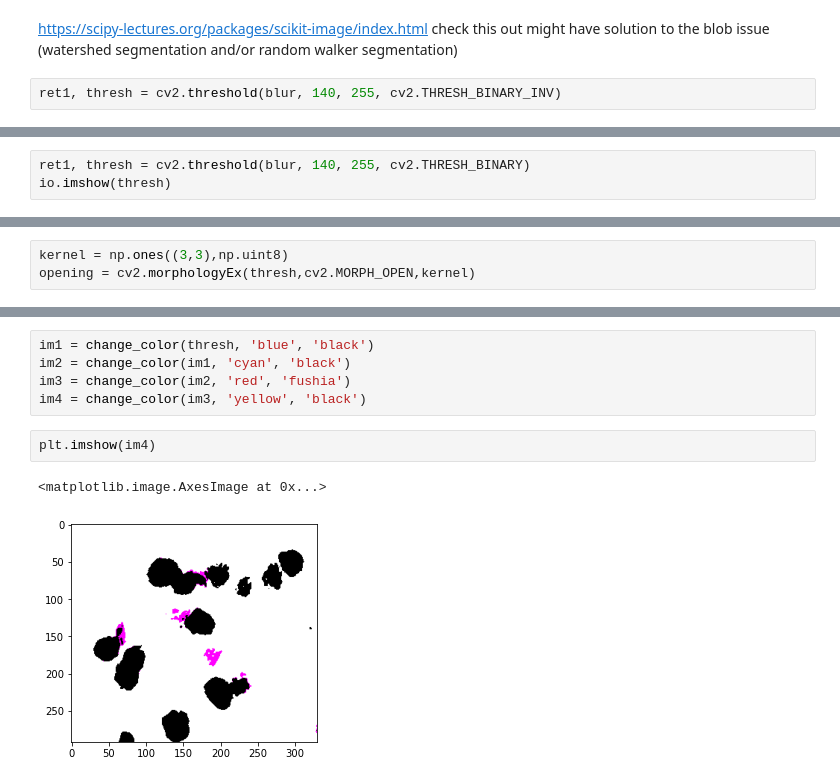
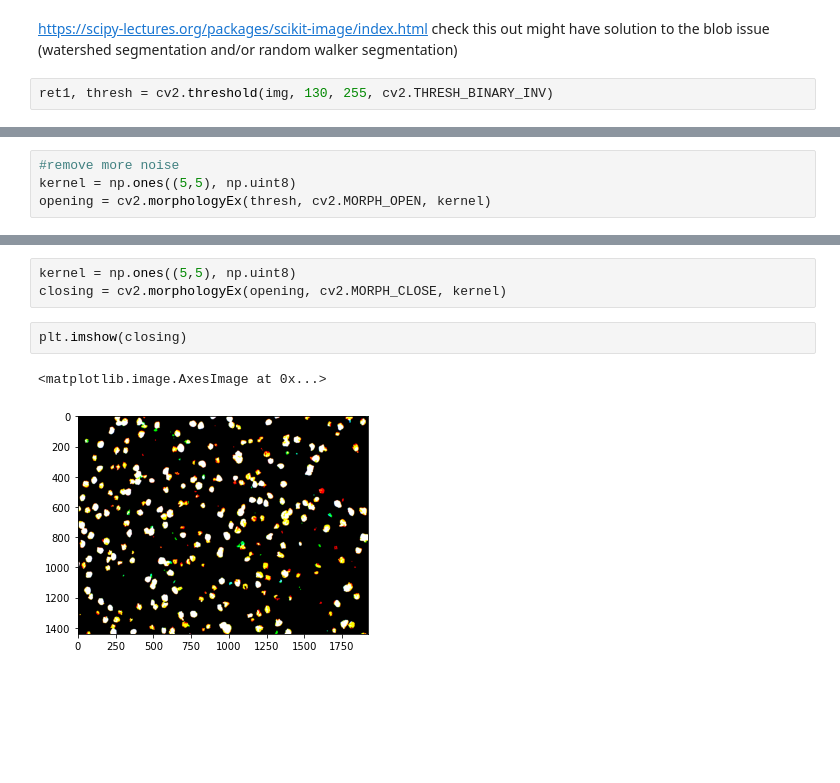
Before and after one commit to isbhsun/cell-image, a Jupyter notebook: Preprocessing.ipynb, the cells around one changed output, grey strips where cells are left out. Drawn from its saved outputs; the diff is of its cells as text; blank space fills up the shorter version.

Commit message:
tuned morphological transformation parameters

```diff
--- a/Preprocessing.ipynb
+++ b/Preprocessing.ipynb
@@ -46,7 +45,7 @@ hsv = cv2.cvtColor(img, cv2.COLOR_BGR2HSV)
 https://scipy-lectures.org/packages/scikit-image/index.html
 check this out might have solution to the blob issue (watershed segmentation and/or random walker segmentation)
 # %%
-ret1, thresh = cv2.threshold(blur, 140, 255, cv2.THRESH_BINARY_INV)
+ret1, thresh = cv2.threshold(img, 130, 255, cv2.THRESH_BINARY_INV)
 # %%
 #threshold
 io.imshow(thresh)
@@ -56,3 +54,0 @@ io.imshow(thresh)
-# %%
-ret1, thresh = cv2.threshold(blur, 140, 255, cv2.THRESH_BINARY)
-io.imshow(thresh)
@@ -69,6 +55,7 @@ plt.imshow(sure_bg)
 # %%
-kernel = np.ones((3,3),np.uint8)
-opening = cv2.morphologyEx(thresh,cv2.MORPH_OPEN,kernel)
+#remove more noise
+kernel = np.ones((5,5), np.uint8)
+opening = cv2.morphologyEx(thresh, cv2.MORPH_OPEN, kernel)
 # %%
 plt.imshow(opening)
 # %% [output]
@@ -128,10 +64,8 @@ def change_color(image, c_orig, c_new):
-# %%
-im1 = change_color(thresh, 'blue', 'black')
-im2 = change_color(im1, 'cyan', 'black')
-im3 = change_color(im2, 'red', 'fushia')
-im4 = change_color(im3, 'yellow', 'black')
+# %%
+kernel = np.ones((5,5), np.uint8)
+closing = cv2.morphologyEx(opening, cv2.MORPH_CLOSE, kernel)
 # %%
-plt.imshow(im4)
+plt.imshow(closing)
 # %% [output]
 <matplotlib.image.AxesImage at 0x...>
-[figure, old version]
+[figure, new version]
```
Also changed, not shown: parts of 31 cells of this notebook.
